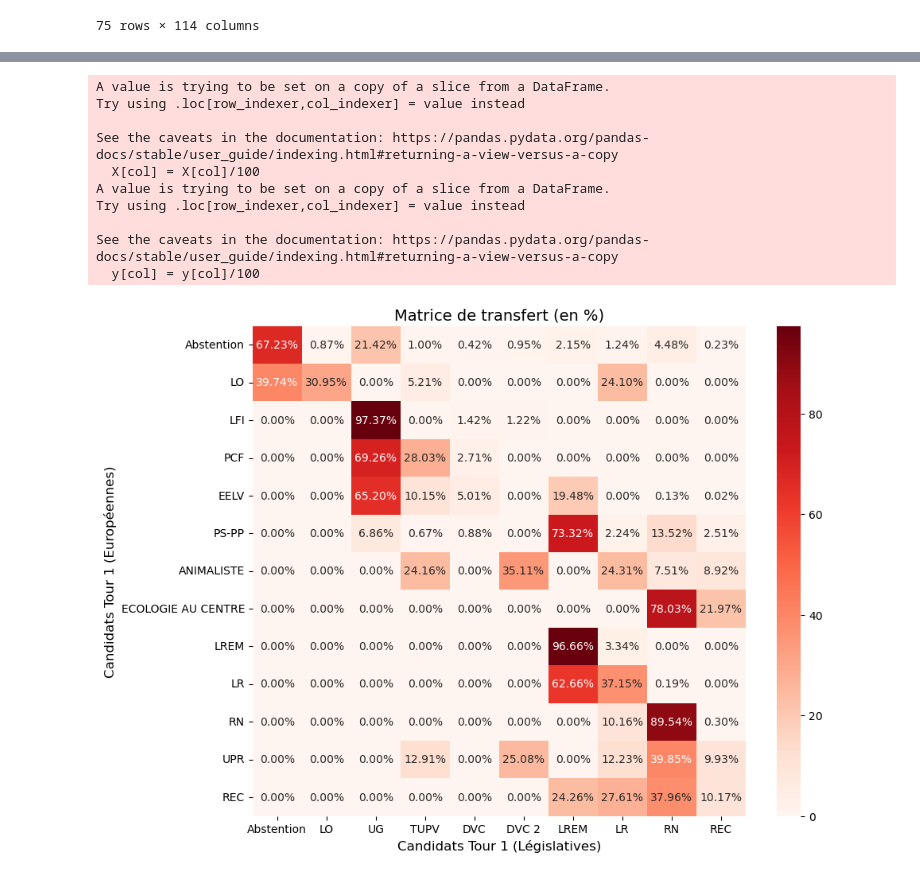
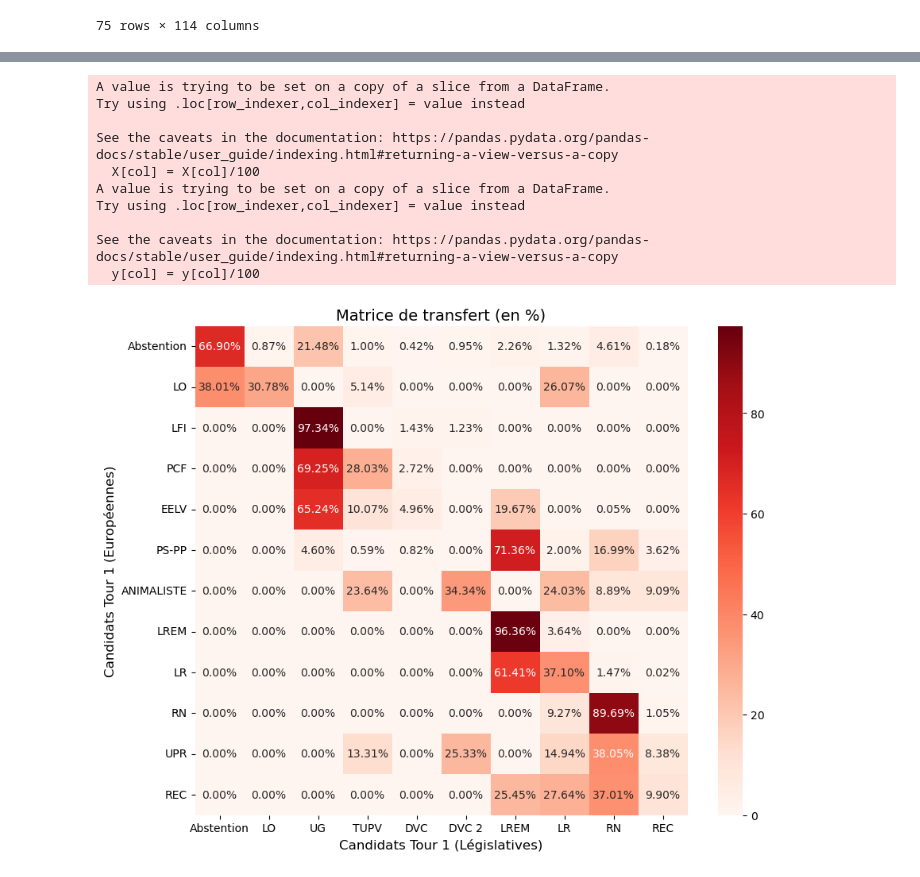
Before and after one commit to jmeynent/Circo381Analyse, a Jupyter notebook: Circo9506.ipynb, the cells around one changed output, grey strips where cells are left out. Cells and saved outputs as stored; diff of their text form; code cells hidden in the pictures.

```diff
--- a/Circo9506.ipynb
+++ b/Circo9506.ipynb
@@ -405,7 +405,7 @@ def plot_transfer_matrix(T):
     plt.figure(figsize=(10, 8))
 
     # Définir les labels pour les lignes (candidats du premier tour) et colonnes (candidats du second tour)
-    labels_X = ['Abstention',  'LO', 'LFI', 'PCF', 'EELV', 'PS-PP', 'ANIMALISTE', 'ECOLOGIE AU CENTRE',
+    labels_X = ['Abstention',  'LO', 'LFI', 'PCF', 'EELV', 'PS-PP', 'ANIMALISTE',
                'LREM', 'LR', 'RN', 'UPR',  'REC']
     labels_y = ['Abstention', 'LO', 'UG', 'TUPV', 'DVC', 'DVC 2', 'LREM', 'LR', 'RN', 'REC']
 
@@ -440,30 +440,30 @@ Index(['Code commune', 'Libellé commune', 'Code BV', 'Inscrits_LegiT1',
       dtype='object')
 # %%
 X = final_df[['% Abstention_Euro',  '% VINSC_LO_Euro', '% VINSC_LFI_Euro', '% VINSC_PCF_Euro', '% VINSC_EELV_Euro',  '% VINSC_PP_Euro',
-        '% VINSC_ANIM_Euro', '% VINSC_ECOC_Euro', '% VINSC_LREM_Euro',  '% VINSC_LR_Euro',
+        '% VINSC_ANIM_Euro', '% VINSC_LREM_Euro',  '% VINSC_LR_Euro',
         '% VINSC_RN_Euro',  '% VINSC_UPR_Euro', '% VINSC_REC_Euro']]
 y = final_df[['% Abstentions_LegiT1', '% VINSC_LO_LegiT1', '% VINSC_UG_LegiT1', '% VINSC_TUPV_LegiT1','% VINSC_DVC_LegiT1', '% VINSC_DVC2_LegiT1', '% VINSC_LREM_LegiT1', '% VINSC_LR_LegiT1',
               '% VINSC_RN_LegiT1', '% VINSC_REC_LegiT1']]
 
 for col in X.columns:
     X[col] = X[col]/100
 
 for col in y.columns:
     y[col] = y[col]/100
 
 
 T = ipf_transfer_matrix(X, y, max_iter=10000, tol=1e-6)
 
 plot_transfer_matrix(T)
 # %% [output]
 A value is trying to be set on a copy of a slice from a DataFrame.
 Try using .loc[row_indexer,col_indexer] = value instead
 
 See the caveats in the documentation: https://pandas.pydata.org/pandas-docs/stable/user_guide/indexing.html#returning-a-view-versus-a-copy
   X[col] = X[col]/100
 A value is trying to be set on a copy of a slice from a DataFrame.
 Try using .loc[row_indexer,col_indexer] = value instead
 
 See the caveats in the documentation: https://pandas.pydata.org/pandas-docs/stable/user_guide/indexing.html#returning-a-view-versus-a-copy
   y[col] = y[col]/100
-[figure, old version]
+[figure, new version]
```
